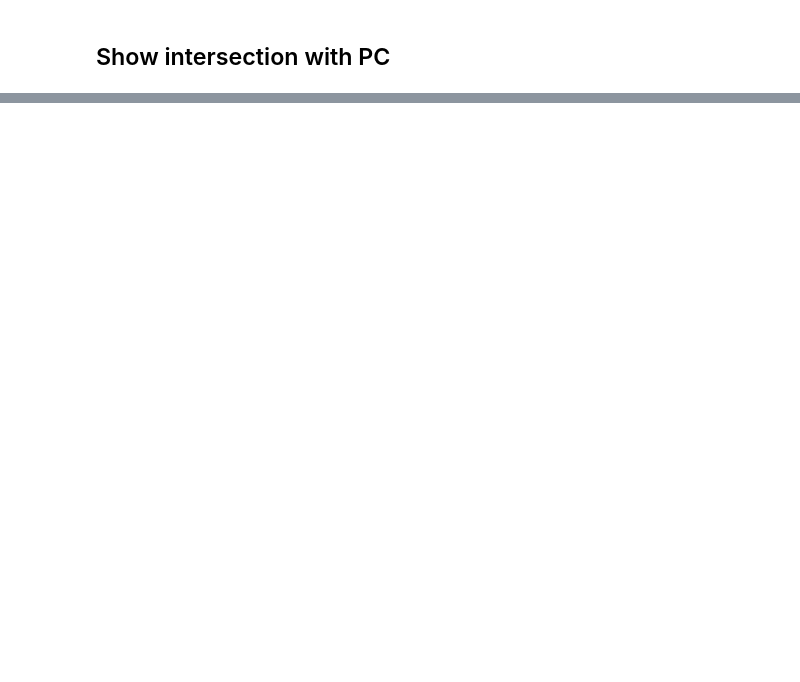
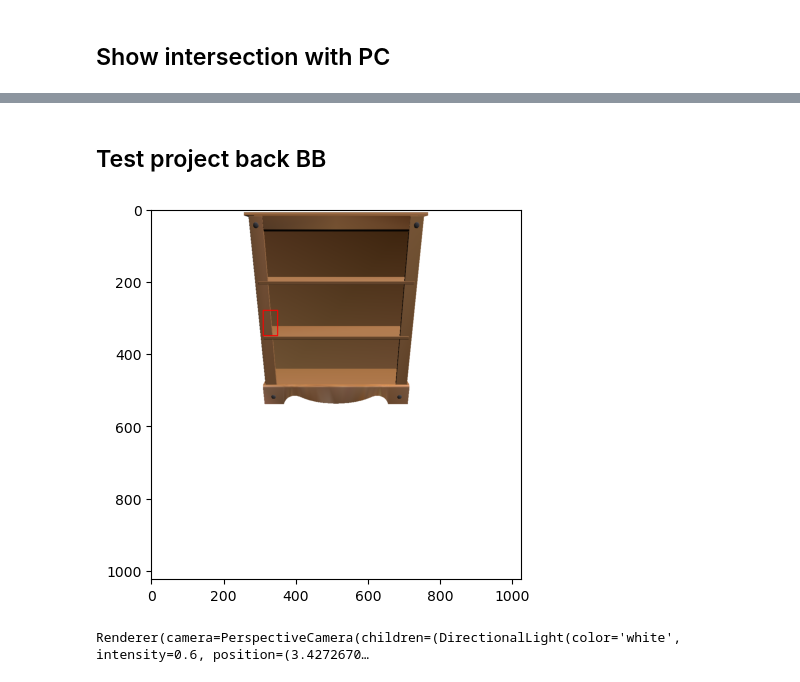
Before and after one commit to n-khalil/SATR-tests, a Jupyter notebook: SPC.ipynb, the cells around one changed output, grey strips where cells are left out. Drawn from its saved outputs; the diff is of its cells as text; code cells hidden in the pictures; blank space fills up the shorter version.

Commit message:
Change level of SPC and test final function on BB

```diff
--- a/SPC.ipynb
+++ b/SPC.ipynb
@@ -197,0 +376,35 @@ Renderer(camera=PerspectiveCamera(children=(DirectionalLight(color='white', inte
+# %% [markdown]
+## Test project back BB
+# %%
+elev = torch.deg2rad(torch.tensor(25)).to(device)
+azim = torch.deg2rad(torch.tensor(90)).to(device)
+r = 2.
+fov = np.pi / 3.
+image, face_idx = render_view(elev, azim, r)
+face_idx = face_idx.squeeze().cpu().numpy()
+img_to_show = image.copy()
+startX = 310; startY = 280; endX = 350; endY = 350
+# startX = 400; startY = 170; endX = 430; endY = 250
+bb = [(startX, startY), (endX, endY)]
+cv2.rectangle(img_to_show, (startX, startY), (endX, endY), [255,0,0], 2)
+plt.imshow(img_to_show)
+plt.show()
+# %% [output]
+[figure, added]
+# %%
+ray_o, ray_d = generate_rays_bb(bb, elev, azim, r)
+point_hierarchy, pyramid, prefix = spc.point_hierarchies, spc.pyramids[0], spc.exsum
+nugs_ridx, nugs_pidx, depth = kal.render.spc.unbatched_raytrace(
+    octree, point_hierarchy, pyramid, prefix, ray_o, ray_d, level)
+masked_nugs = kal.render.spc.mark_pack_boundaries(nugs_ridx)
+nugs_ridx = nugs_ridx[masked_nugs]
+nugs_pidx = nugs_pidx[masked_nugs]
+ridx = nugs_ridx.long()
+pidx = nugs_pidx.long() - pyramid[1,level]
+
+colors = np.zeros((point_cloud.shape[0], 3))
+colors[features[pidx].squeeze().cpu().numpy()] = np.array([255,0,0])
+p = mp.plot(point_cloud, c=colors, shading={'point_size':0.2}, return_plot=True)
+plt.show()
+# %% [output]
+Renderer(camera=PerspectiveCamera(children=(DirectionalLight(color='white', intensity=0.6, position=(3.4272670…
```
Also changed, not shown: parts of 14 cells of this notebook, 1 other file.
